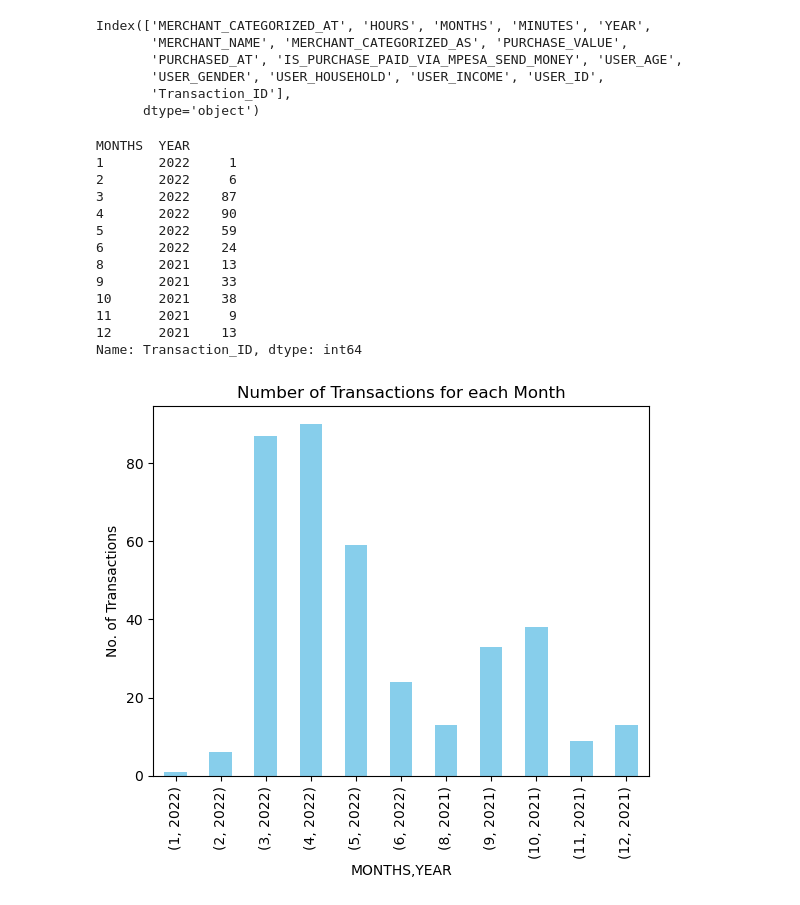
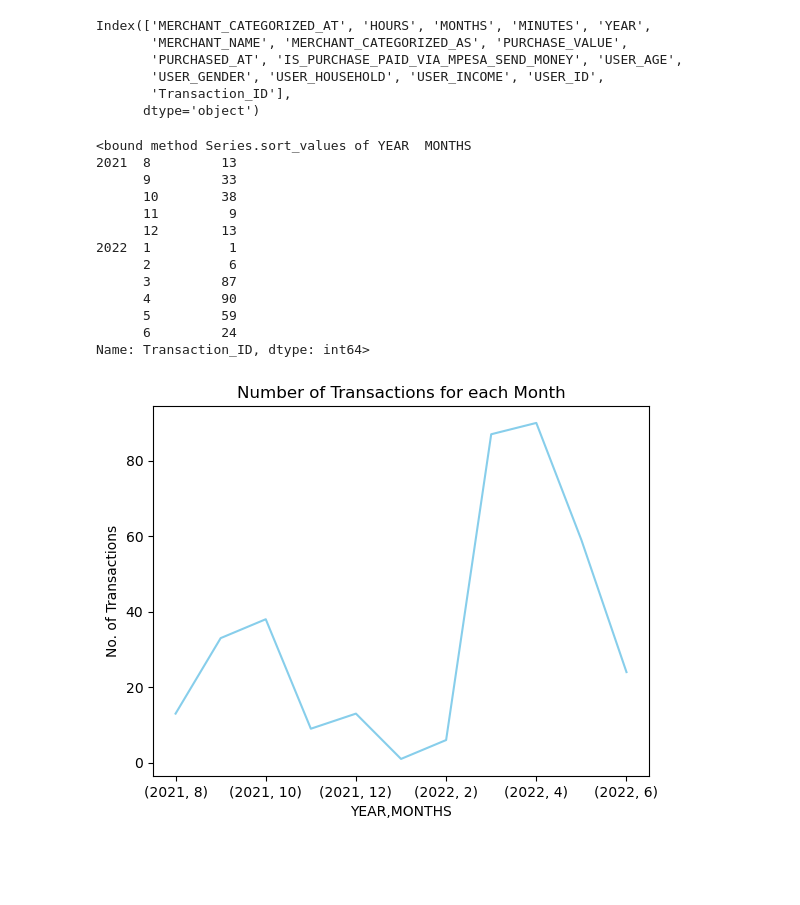
Before and after one commit to kleinbooi24/shaper_pandas, a Jupyter notebook: Data_Alphas_Group/problem4.ipynb, the cells around one changed output. Cells and saved outputs as stored; diff of their text form; code cells hidden in the pictures; blank space fills up the shorter version.

Commit message:
changed the graph from bar to a line graph

```diff
--- a/Data_Alphas_Group/problem4.ipynb
+++ b/Data_Alphas_Group/problem4.ipynb
@@ -33,29 +33,31 @@ Index(['MERCHANT_CATEGORIZED_AT', 'HOURS', 'MONTHS', 'MINUTES', 'YEAR',
 ## Use function count() to count the number of transaction IDs
 
 
-grouped_df = money_df.groupby(["MONTHS", "YEAR"])["Transaction_ID"].count()
+grouped_df = money_df.groupby(["YEAR","MONTHS"])["Transaction_ID"].count()
 
-grouped_df
+#grouped_df.sort_values(ascending=True).reset_index()
+
+grouped_df.sort_values
 # %% [output]
-MONTHS  YEAR
-1       2022     1
-2       2022     6
-3       2022    87
-4       2022    90
-5       2022    59
-6       2022    24
-8       2021    13
-9       2021    33
-10      2021    38
-11      2021     9
-12      2021    13
-Name: Transaction_ID, dtype: int64
+<bound method Series.sort_values of YEAR  MONTHS
+2021  8         13
+      9         33
+      10        38
+      11         9
+      12        13
+2022  1          1
+      2          6
+      3         87
+      4         90
+      5         59
+      6         24
+Name: Transaction_ID, dtype: int64>
 # %%
 # Plot a bar graph
 
-grouped_df.plot(kind = "bar", color = "skyblue")
+grouped_df.plot(kind = "line", color = "skyblue")
 plt.ylabel("No. of Transactions")
 plt.title("Number of Transactions for each Month")
 plt.show()
 # %% [output]
-[figure, old version]
+[figure, new version]
```
